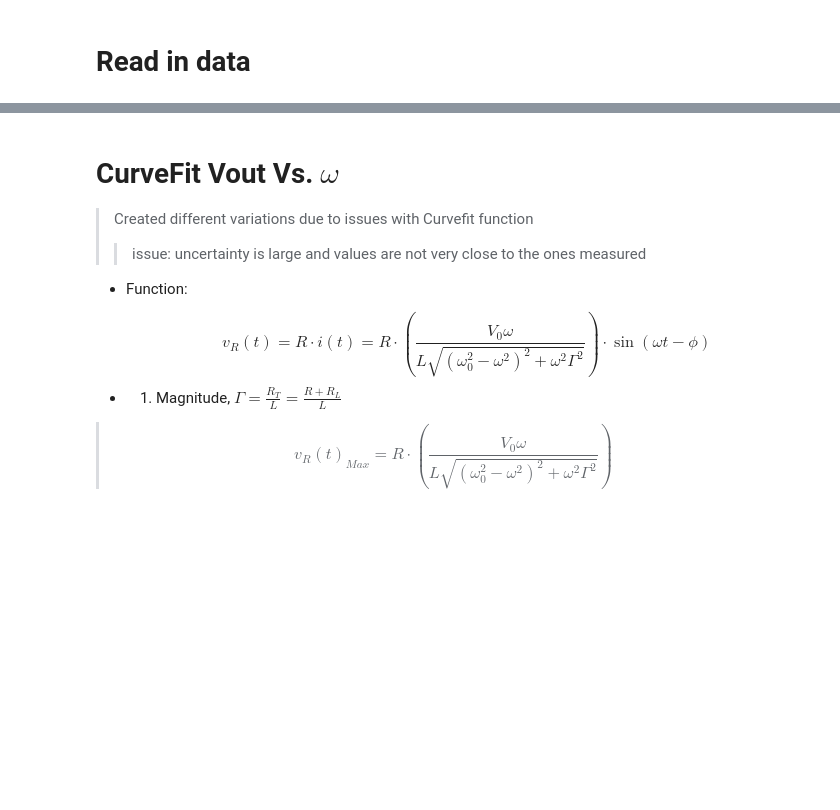
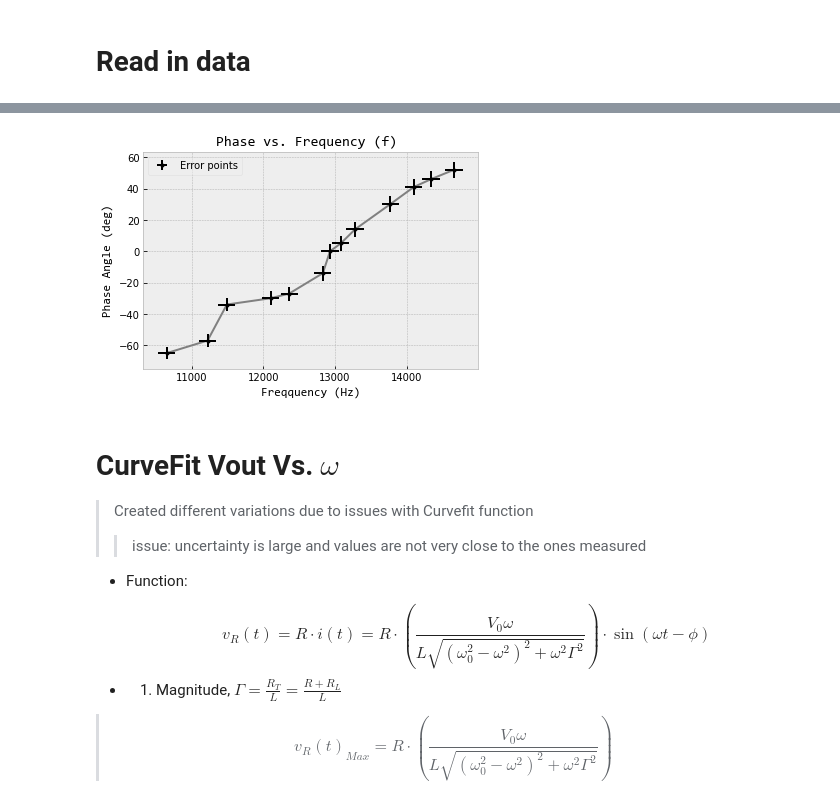
Before and after one commit to Drixitel/134-Lab-Spring-2023, a Jupyter notebook: Code/Chaos/FinalRCLAnalysis.ipynb, the cells around one changed output, grey strips where cells are left out. Cells and saved outputs as stored; diff of their text form; code cells hidden in the pictures; blank space fills up the shorter version.

```diff
--- a/Code/Chaos/FinalRCLAnalysis.ipynb
+++ b/Code/Chaos/FinalRCLAnalysis.ipynb
@@ -205,3 +226,23 @@ phistd = np.sqrt(phi2var)
+# %%
+#style
+hfont = {'fontname':'Consolas'}
+plt.figure()
+plt.style.use('bmh')
+
+plt.plot(Freq,Phi, color= 'gray')
+plt.errorbar(Freq,Phi,xerr=FreqSig, yerr=phistd, label = 'Error points', fmt = '.', color= 'black')
+
+
+#Labels
+plt.title("Phase vs. Frequency (f) ", **hfont)
+plt.ylabel("Phase Angle (deg)", **hfont)
+plt.xlabel("Freqquency (Hz)", **hfont)
+
+plt.legend(loc =2,fancybox=True, framealpha=0.5)
+
+plt.savefig("PhiVsFreq.png", bbox_inches='tight')
+# %% [output]
+[figure, added]
 # %% [markdown]
 # CurveFit Vout Vs. $\omega$
 > Created different variations due to issues with Curvefit function
```
Also changed, not shown: parts of 8 cells of this notebook, 11 other files.
